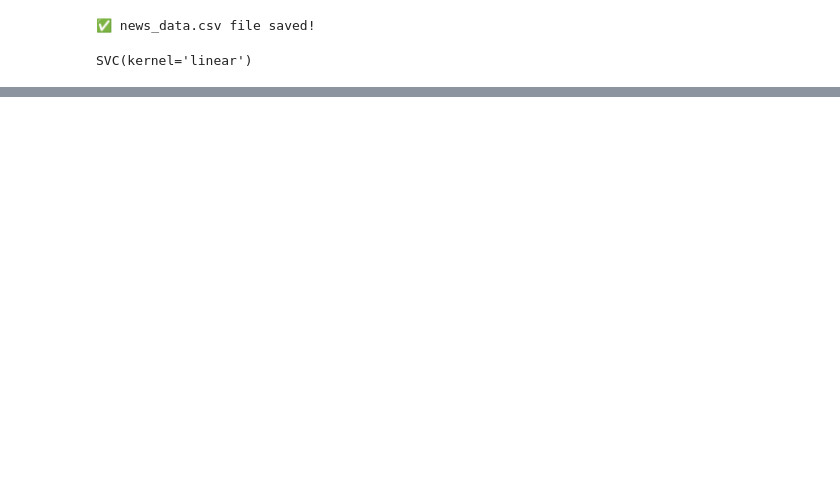
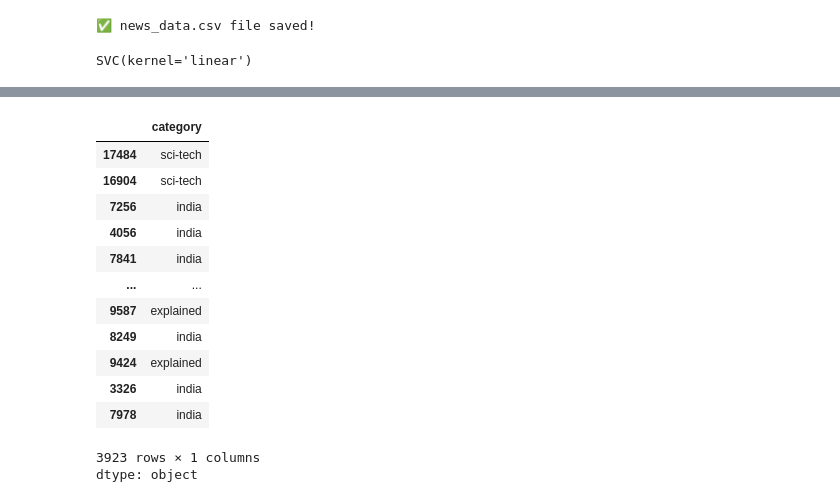
Before and after one commit to Rajfekar/PythonML, a Jupyter notebook: NewsCategoryPredict.ipynb, the cells around one changed output, grey strips where cells are left out. Cells and saved outputs as stored; diff of their text form; code cells hidden in the pictures; blank space fills up the shorter version.

```diff
--- a/NewsCategoryPredict.ipynb
+++ b/NewsCategoryPredict.ipynb
@@ -71,0 +107,17 @@ print(f"🔹 Predicted Category: {predicted_category}")
+# %%
+y_test
+# %% [output]
+|  | category |
+| 17484 | sci-tech |
+| 16904 | sci-tech |
+| 7256 | india |
+| 4056 | india |
+| 7841 | india |
+| ... | ... |
+| 9587 | explained |
+| 8249 | india |
+| 9424 | explained |
+| 3326 | india |
+| 7978 | india |
+3923 rows × 1 columns
+dtype: object
```
Also changed, not shown: parts of 4 cells of this notebook.
